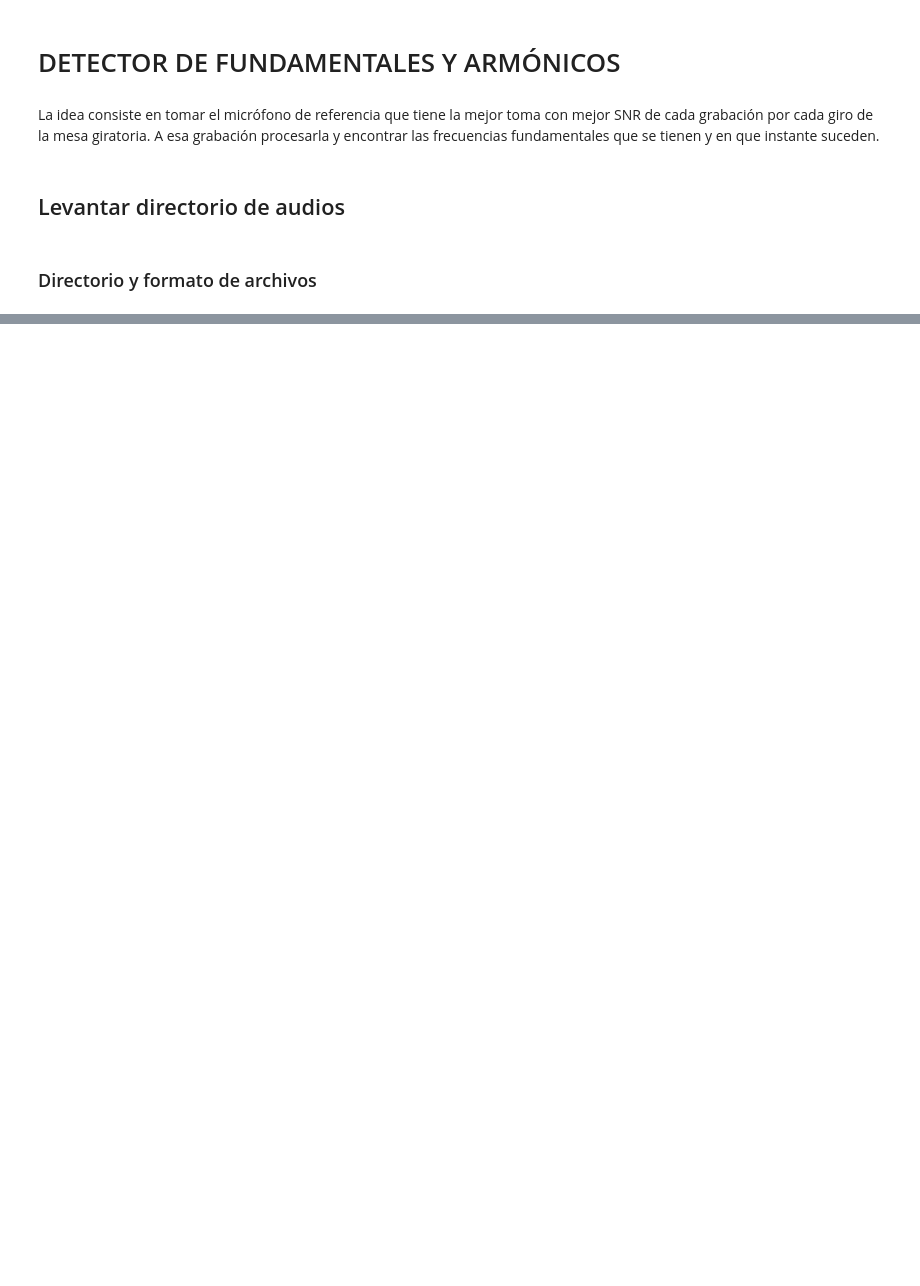
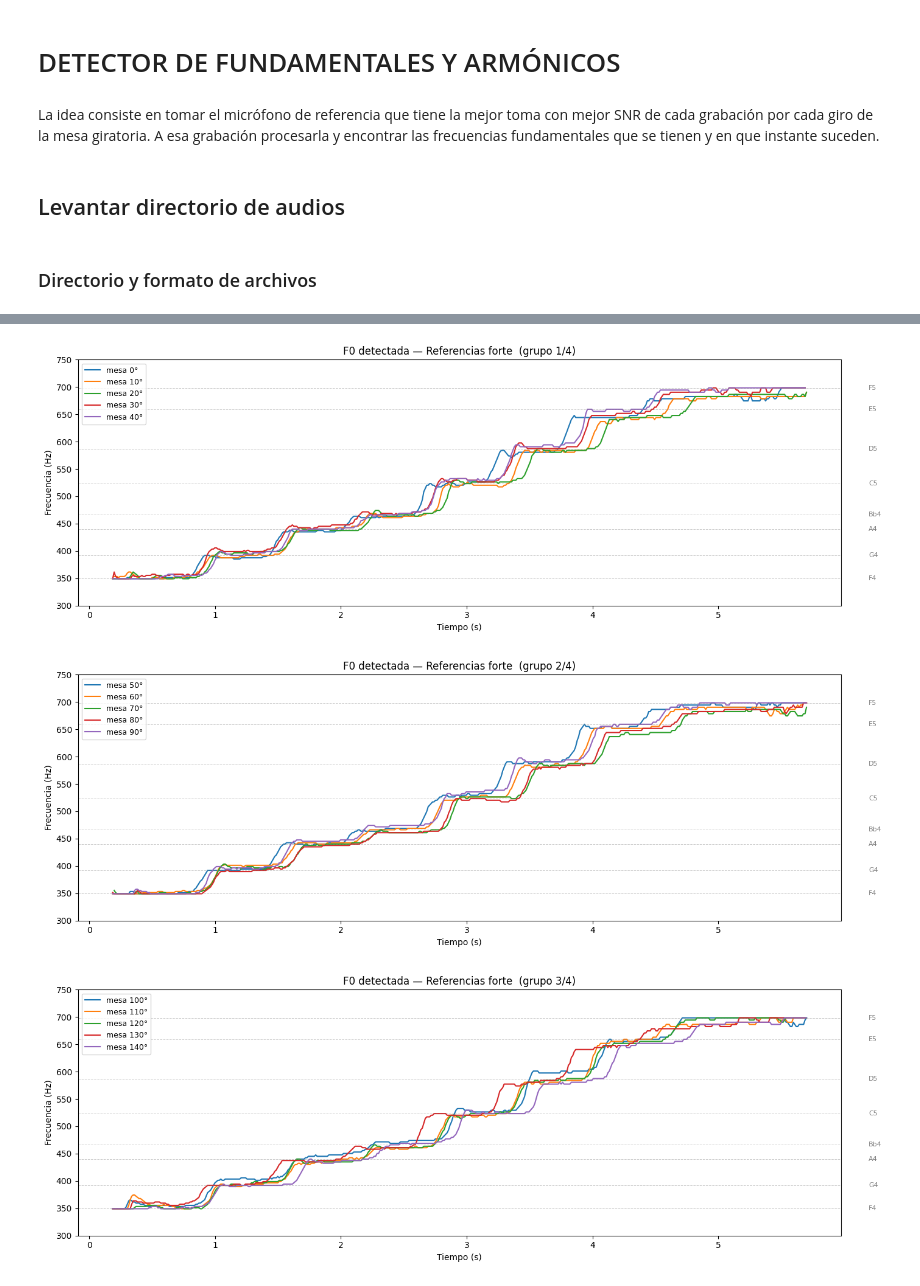
Before and after one commit to IMA-2026-CCLP/TP5-Polar-Plots, a Jupyter notebook: fundamental.ipynb, the cells around one changed output, grey strips where cells are left out. Drawn from its saved outputs; the diff is of its cells as text; code cells hidden in the pictures; blank space fills up the shorter version.

```diff
--- a/fundamental.ipynb
+++ b/fundamental.ipynb
@@ -204,0 +261,49 @@ NameError: name 'señal' is not defined
+# %%
+# ── Graficar 5 ángulos por figura, todos en un mismo gráfico ──────────────────
+# Fa, Sol, La, Si bemol, Do, Re y Mi
+NOTAS = {
+    'F4':  librosa.note_to_hz('F4'),
+    'G4':  librosa.note_to_hz('G4'),
+    'A4':  librosa.note_to_hz('A4'),
+    'Bb4': librosa.note_to_hz('Bb4'),
+    'C5':  librosa.note_to_hz('C5'),
+    'D5':  librosa.note_to_hz('D5'),
+    'E5':  librosa.note_to_hz('E5'),
+    'F5':  librosa.note_to_hz('F5'),
+}
+
+N_POR_FIGURA = 5
+n_figuras    = int(np.ceil(len(angulos_mesa) / N_POR_FIGURA))
+colores      = plt.cm.tab10.colors  # 10 colores distintos
+
+for fig_idx in range(n_figuras):
+    angulos_chunk = angulos_mesa[fig_idx * N_POR_FIGURA : (fig_idx + 1) * N_POR_FIGURA]
+
+    fig, ax = plt.subplots(figsize=(14, 5))
+
+    for i, ang in enumerate(angulos_chunk):
+        f0_voiced = f0_refs[ang].copy()
+        f0_voiced[~voiced_refs[ang]] = np.nan
+        ax.plot(tiempos, f0_voiced,
+                color     = colores[i],
+                linewidth = 1.5,
+                label     = f'mesa {ang}°')
+
+    # Líneas de referencia de notas
+    for nombre, freq in NOTAS.items():
+        ax.axhline(freq, color='gray', linestyle='--', linewidth=0.7, alpha=0.4)
+        ax.text(tiempos[-1] + 0.1, freq, nombre, fontsize=8,
+                va='center', color='gray')
+
+    ax.set_xlabel('Tiempo (s)')
+    ax.set_ylabel('Frecuencia (Hz)')
+    ax.set_title(f'F0 detectada — Referencias forte  (grupo {fig_idx+1}/{n_figuras})')
+    ax.set_ylim(300, 750)
+    ax.legend(loc='upper left', fontsize=9)
+    # ax.grid(alpha=0.3)
+    plt.tight_layout()
+    plt.show()
+# %% [output]
+[figure, added]
+[figure, added]
+[figure, added]
```
Also changed, not shown: parts of 20 cells of this notebook, 1 other file.
